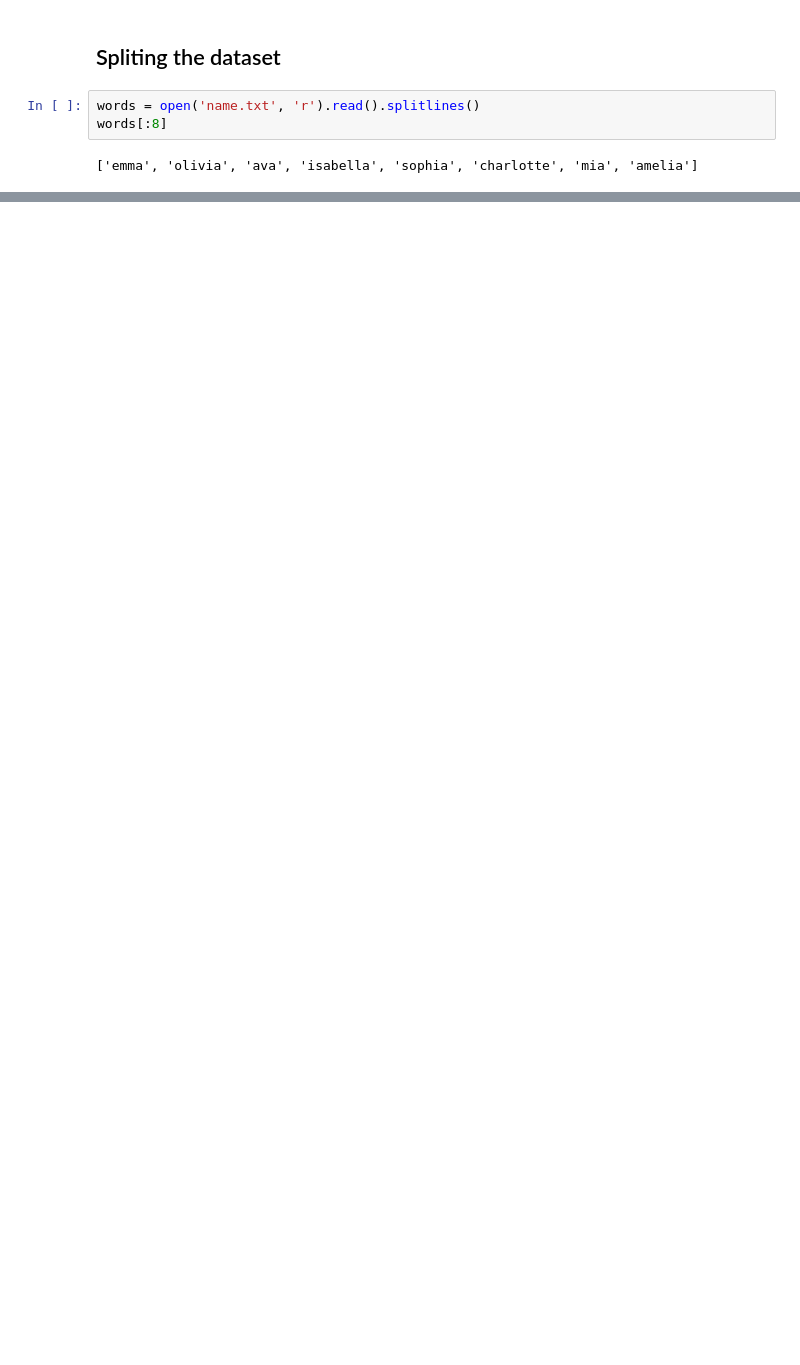
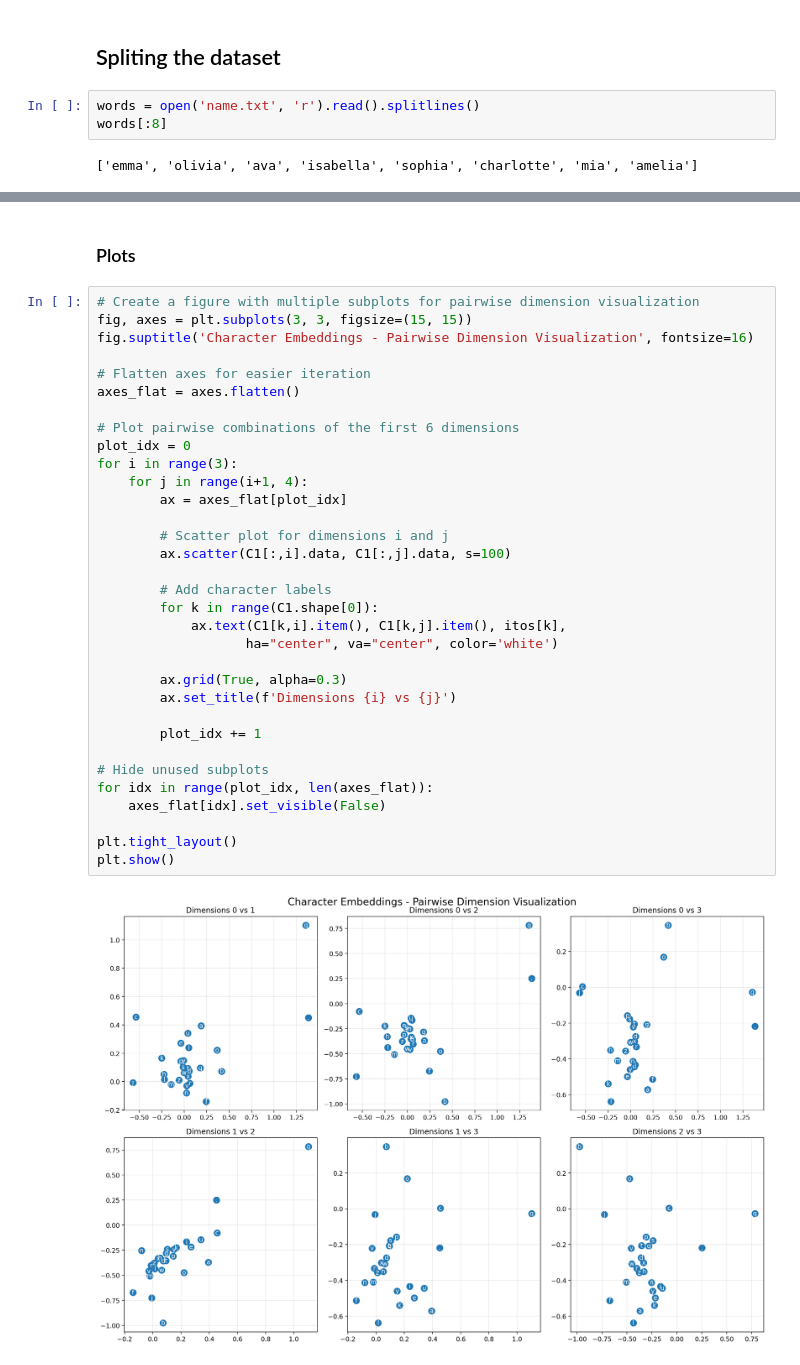
Before and after one commit to shushankai/makemore, a Jupyter notebook: makemore2.ipynb, the cells around one changed output, grey strips where cells are left out. Cells and saved outputs as stored; diff of their text form; blank space fills up the shorter version.

```diff
--- a/makemore2.ipynb
+++ b/makemore2.ipynb
@@ -499,0 +671,37 @@ torch.Size([182484, 3])
+# %% [markdown]
+### Plots
+# %%
+# Create a figure with multiple subplots for pairwise dimension visualization
+fig, axes = plt.subplots(3, 3, figsize=(15, 15))
+fig.suptitle('Character Embeddings - Pairwise Dimension Visualization', fontsize=16)
+
+# Flatten axes for easier iteration
+axes_flat = axes.flatten()
+
+# Plot pairwise combinations of the first 6 dimensions
+plot_idx = 0
+for i in range(3):
+    for j in range(i+1, 4):
+        ax = axes_flat[plot_idx]
+
+        # Scatter plot for dimensions i and j
+        ax.scatter(C1[:,i].data, C1[:,j].data, s=100)
+
+        # Add character labels
+        for k in range(C1.shape[0]):
+            ax.text(C1[k,i].item(), C1[k,j].item(), itos[k],
+                   ha="center", va="center", color='white')
+
+        ax.grid(True, alpha=0.3)
+        ax.set_title(f'Dimensions {i} vs {j}')
+
+        plot_idx += 1
+
+# Hide unused subplots
+for idx in range(plot_idx, len(axes_flat)):
+    axes_flat[idx].set_visible(False)
+
+plt.tight_layout()
+plt.show()
+# %% [output]
+[figure, added]
```
Also changed, not shown: parts of 26 cells of this notebook.
